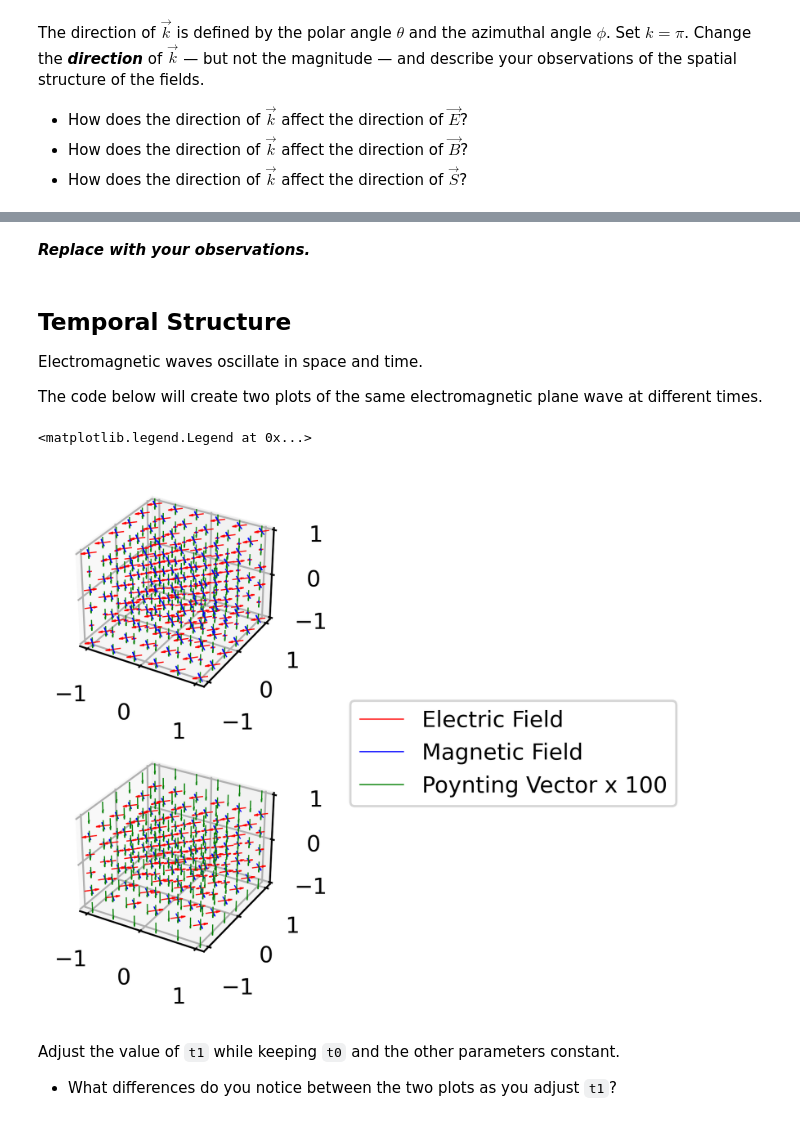
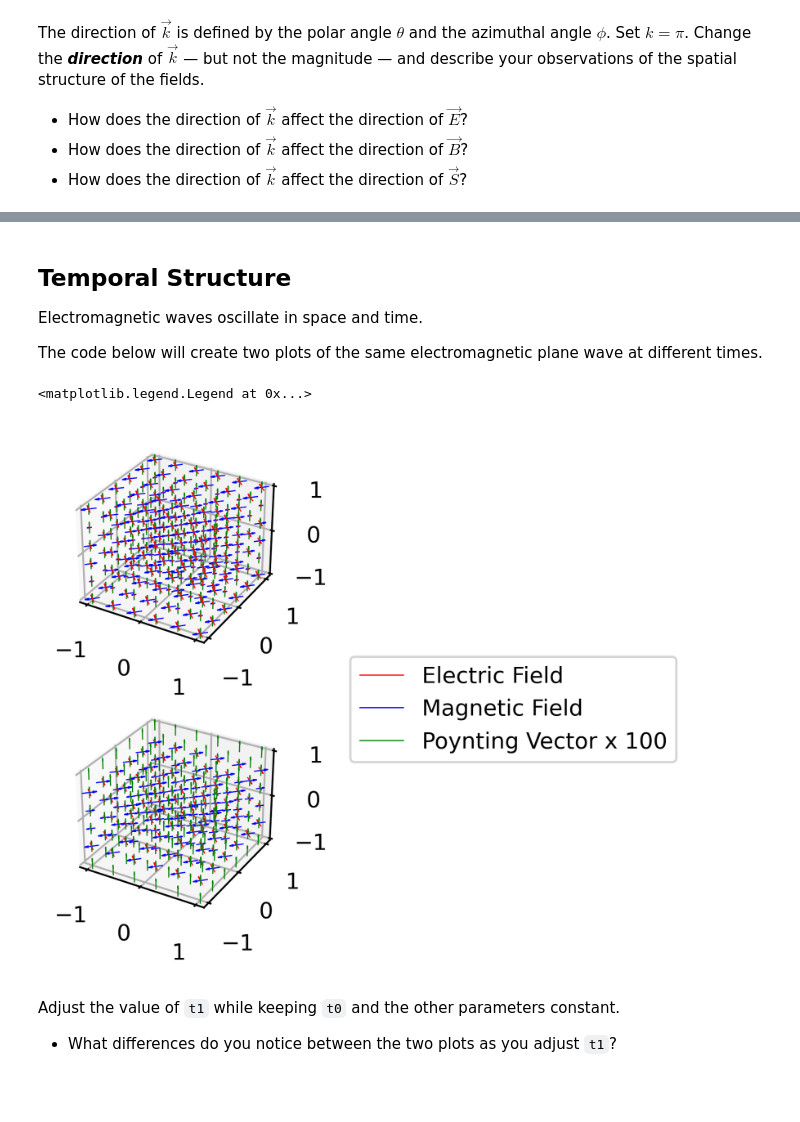
Before and after one commit to jaimeevers/electrodynamics, a Jupyter notebook: week-06/09-electromagnetic-waves.ipynb, the cells around one changed output, grey strips where cells are left out. Cells and saved outputs as stored; diff of their text form; code cells hidden in the pictures; blank space fills up the shorter version.

```diff
--- a/week-06/09-electromagnetic-waves.ipynb
+++ b/week-06/09-electromagnetic-waves.ipynb
@@ -220,5 +233,3 @@ Vary the direction of the electric field by adjusting `thetaE` and `phiE` above.
-# %% [markdown]
-***Replace with your observations.***
 # %% [markdown]
 ## Temporal Structure
 
@@ -234,8 +245,8 @@ n = np.sqrt(mu*epsilon)
 # Define the wave vector.
 # Give magnitude, lattitude, and longitdue.
 k = 1.00 * np.pi
-theta = 1 * np.pi
-phi = 1 * np.pi
+theta = 0.00 * np.pi
+phi = 0.00 * np.pi
 
 kx = k * np.sin(theta) * np.cos(phi)
 ky = k * np.sin(theta) * np.sin(phi)
@@ -264,7 +275,7 @@ Ey0 = E0 * np.sin(thetaE) * np.sin(phiE)
 Ez0 = E0 * np.cos(thetaE)
 
 # Set phase difference between electric and magnetic fields.
-alpha = 0.00 * np.pi
+alpha = np.pi
 
 # Plot the results.
 # Create a grid.
@@ -294,34 +305,34 @@ sz = 1/(8*np.pi*mu) * (ex * by.conj() - ey * bx.conj())
 
 ax1.quiver3D(X,Y,Z, ex.real, ey.real, ez.real, pivot='middle',
              linewidth=0.5, color='red', label='Electric Field')
 ax1.quiver3D(X,Y,Z, bx.real, by.real, bz.real, pivot='middle',
              linewidth=0.5, color='blue', label='Magnetic Field')
 ax1.quiver3D(X,Y,Z, 100*sx.real, 100*sy.real, 100*sz.real, pivot='middle',
              linewidth=0.5, color='green', label='Poynting Vector x 100')
 
 # Compute the fields on a grid at the second time.
 ex = Ex0 * np.exp(1j*(kx*X + ky*Y + kz*Z - omega*t1))
 ey = Ey0 * np.exp(1j*(kx*X + ky*Y + kz*Z - omega*t1)) * np.exp(1j*alpha)
 ez = Ez0 * np.exp(1j*(kx*X + ky*Y + kz*Z - omega*t1))
 
 bx = (ky*ez - kz*ey)/omega
 by = (kz*ex - kx*ez)/omega
 bz = (kx*ey - ky*ex)/omega
 
 sx = 1/(8*np.pi) * (ey * bz.conj() - ez * by.conj())
 sy = 1/(8*np.pi) * (ez * bx.conj() - ex * bz.conj())
 sz = 1/(8*np.pi) * (ex * by.conj() - ey * bx.conj())
 
 ax2.quiver3D(X,Y,Z, ex.real, ey.real, ez.real, pivot='middle',
              linewidth=0.5, color='red', label='Electric Field')
 ax2.quiver3D(X,Y,Z, bx.real, by.real, bz.real, pivot='middle',
              linewidth=0.5, color='blue', label='Magnetic Field')
 ax2.quiver3D(X,Y,Z, 100*sx.real, 100*sy.real, 100*sz.real, pivot='middle',
              linewidth=0.5, color='green', label='Poynting Vector x 100')
 ax2.legend(bbox_to_anchor=(1.25, 1.25), loc='upper left')
 # %% [output]
 <matplotlib.legend.Legend at 0x...>
-[figure, old version]
+[figure, new version]
 # %% [markdown]
 Adjust the value of `t1` while keeping `t0` and the other parameters constant.
 
```
Also changed, not shown: parts of 20 cells of this notebook, 1 other file.
